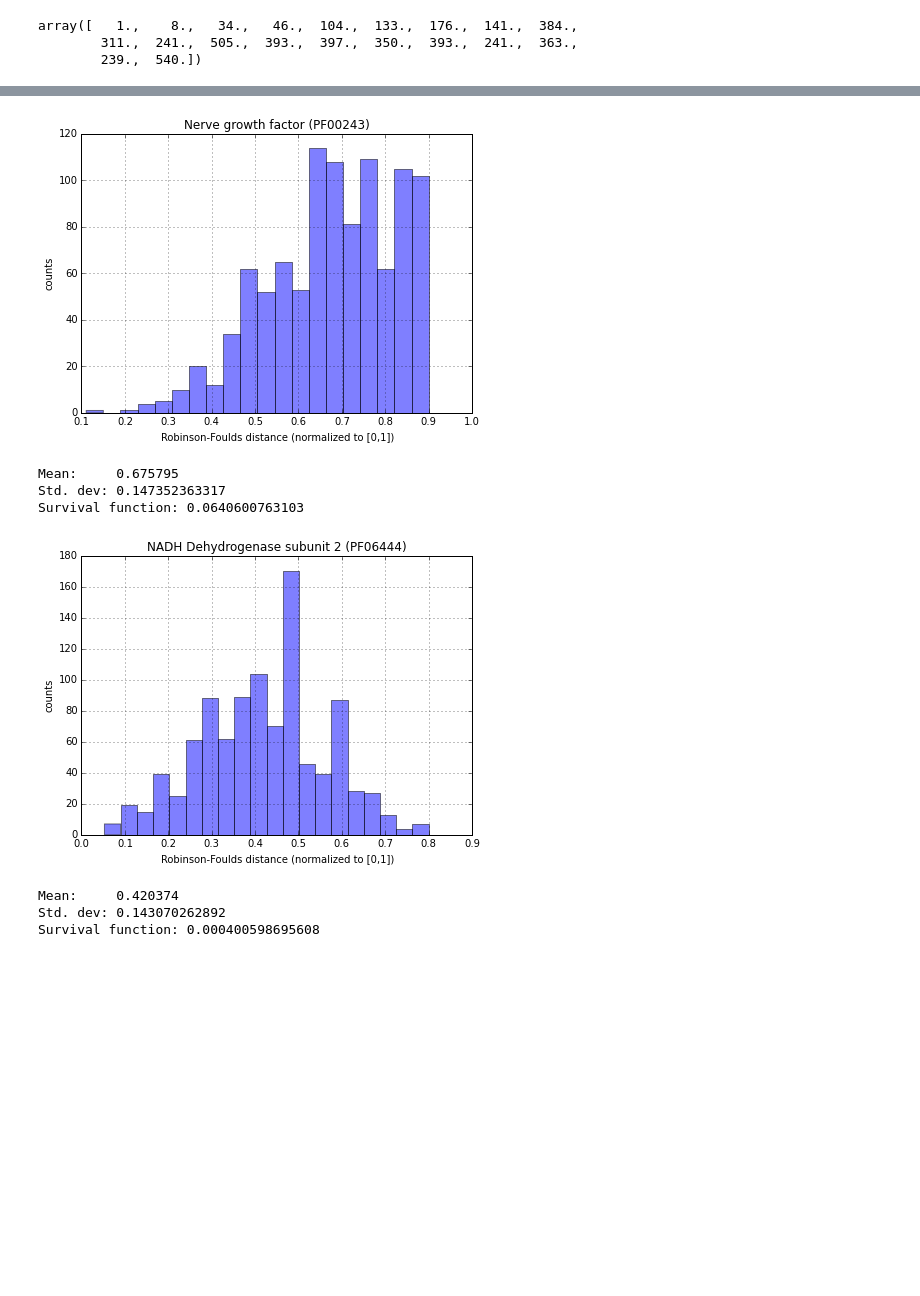
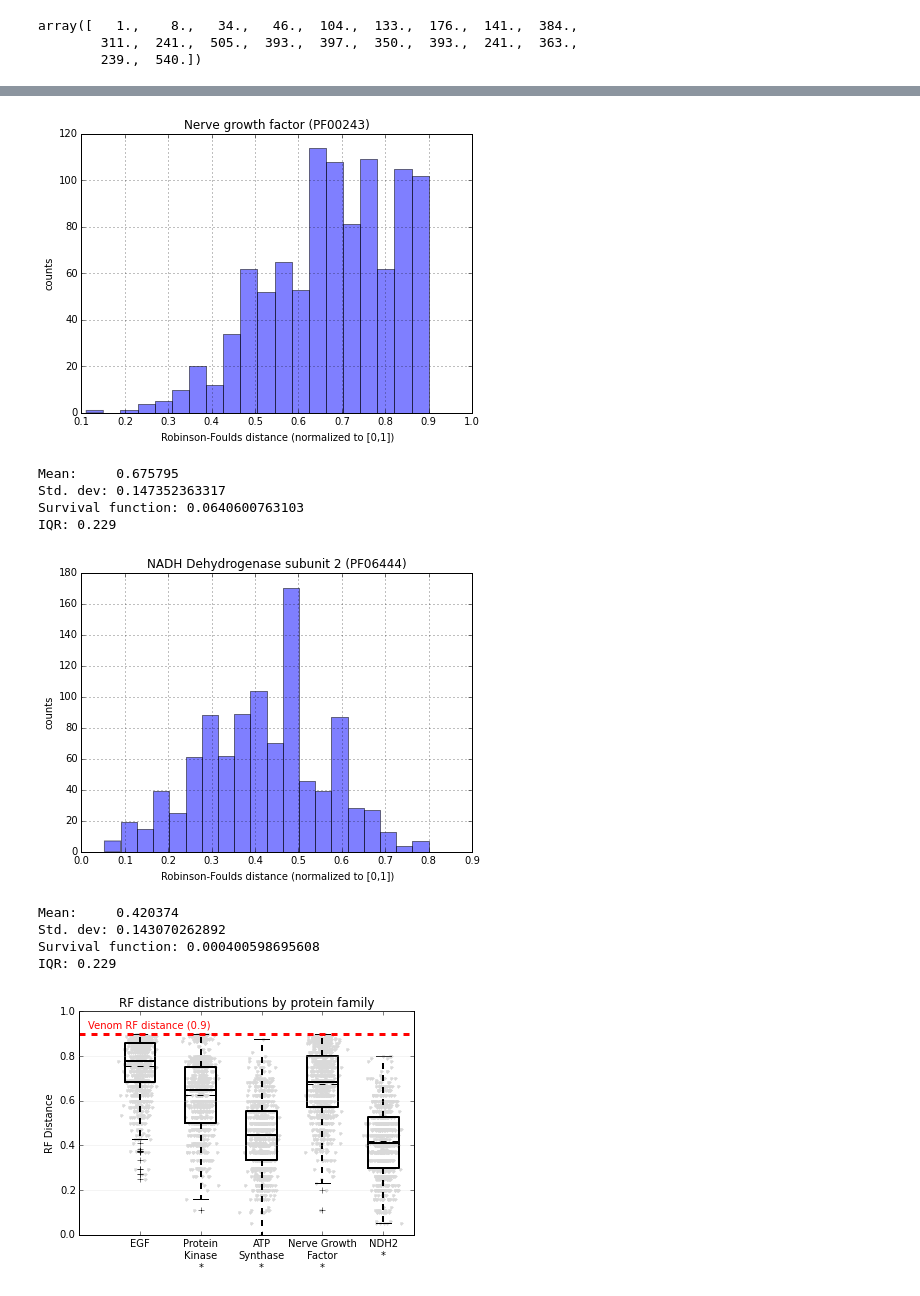
Before and after one commit to JDRomano2/psb_venom_taxonomy, a Jupyter notebook: RF_value_analysis.ipynb, the cells around one changed output, grey strips where cells are left out. Cells and saved outputs as stored; diff of their text form; code cells hidden in the pictures; blank space fills up the shorter version.

Commit message:
Updated iPython notebook data analysis

```diff
--- a/RF_value_analysis.ipynb
+++ b/RF_value_analysis.ipynb
@@ -157,6 +141,11 @@ array([   1.,    8.,   34.,   46.,  104.,  133.,  176.,  141.,  384.,
         311.,  241.,  505.,  393.,  397.,  350.,  393.,  241.,  363.,
         239.,  540.])
 # %%
+names = []
+means = []
+iqrs = []
+values = []
+
 def makehist(filename, name):
     df = pd.read_csv(filename, header=None)
     df.columns = ['a', 'b', 'c', 'd']
@@ -175,6 +164,14 @@ def makehist(filename, name):
     pdf_fitted = norm.pdf(x, loc=param[0], scale=param[1])
     print "Mean:     {0}\nStd. dev: {1}".format(param[0], param[1])
     print "Survival function: {0}".format(norm.sf(0.9, loc=param[0], scale=param[1]))
+    q75 = np.percentile(l, 75)
+    q25 = np.percentile(l, 25)
+    iqr = q75 - q25
+    print "IQR: {0}".format(iqr)
+    names.append(name)
+    means.append(param[0])
+    iqrs.append(iqr)
+    values.append(l)
 
 
 makehist("distances/pf00008.csv", "EGF (PF00008)")
@@ -204,6 +204,7 @@ makehist("distances/pf00243.csv", "Nerve growth factor (PF00243)")
 Mean:     0.675795
 Std. dev: 0.147352363317
 Survival function: 0.0640600763103
+IQR: 0.229
 # %%
 makehist("distances/pf06444.csv", "NADH Dehydrogenase subunit 2 (PF06444)")
 # %% [output]
@@ -211,3 +212,4 @@ makehist("distances/pf06444.csv", "NADH Dehydrogenase subunit 2 (PF06444)")
 Mean:     0.420374
 Std. dev: 0.143070262892
 Survival function: 0.000400598695608
+IQR: 0.229
@@ -213,0 +227,40 @@ Survival function: 0.000400598695608
+# %%
+df3 = pd.DataFrame(values)
+
+df3 = df3.T
+df3.columns = ['EGF', "Protein\nKinase\n*", "ATP\nSynthase\n*", "Nerve Growth\nFactor\n*", "NDH2\n*"]
+
+#p = df3.plot(kind='box', title="Boxplot of RF distributions by protein family")
+fig, ax = plt.subplots()
+
+ax.yaxis.grid(True, linestyle='-', which='major', color='lightgrey',
+              alpha=0.5)
+
+#plot points with jitter
+for i, f in enumerate(df3):
+    for d in df3[f]:
+        xpos = numpy.random.normal(i+1, 0.1)
+        ax.plot(xpos, d, '.', c='0.85')
+
+#plot boxplots
+for n, col in enumerate(df3.columns):
+    bp = ax.boxplot(df3[col], positions=[n+1], widths=0.5, showmeans=True, meanline=True)
+    plt.setp(bp['boxes'], color='black', lw=2)
+    plt.setp(bp['whiskers'], color='black', lw=2)
+    plt.setp(bp['medians'], color='black', lw=2)
+    plt.setp(bp['fliers'], color='black', marker='+')
+
+#labels on x-axis for protein families
+ax.set_xticks(range(0,6))
+ax.set_xticklabels(['', 'EGF', "Protein\nKinase\n*", "ATP\nSynthase\n*", "Nerve Growth\nFactor\n*", "NDH2\n*"])
+
+ax.set_ylim([0,1])
+ax.set_ylabel("RF Distance")
+ax.axhline(y=0.9, color='r', ls='--', lw=3)
+ax.annotate('Venom RF distance (0.9)', xy=(0.15, 0.93), color='r')
+
+plt.title("RF distance distributions by protein family")
+
+plt.show()
+# %% [output]
+[figure, added]
```
Also changed, not shown: parts of 8 cells of this notebook.
